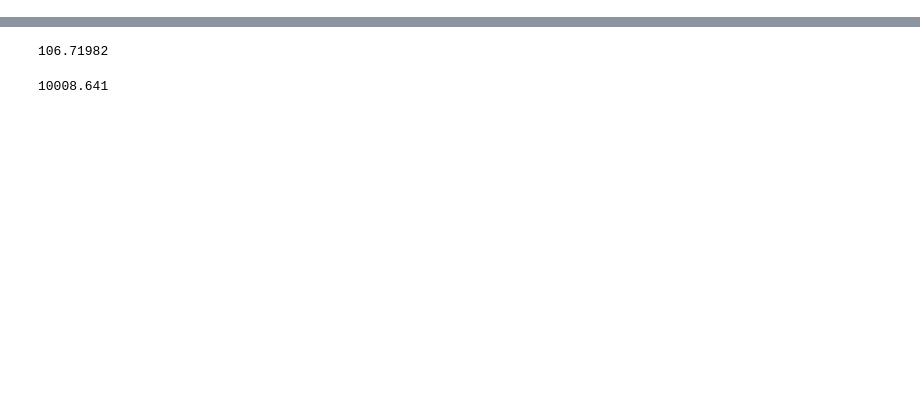
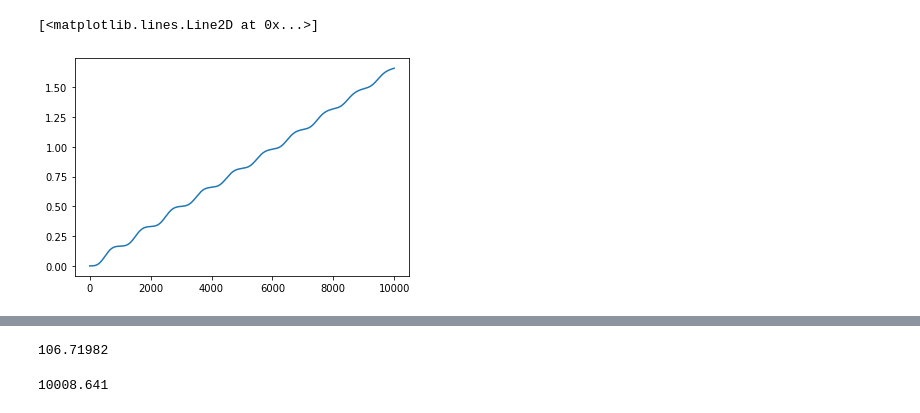
Before and after one commit to matibilkis/continuous, a Jupyter notebook: train_analyze.ipynb, the cells around one changed output, grey strips where cells are left out. Cells and saved outputs as stored; diff of their text form; code cells hidden in the pictures; blank space fills up the shorter version.

```diff
--- a/train_analyze.ipynb
+++ b/train_analyze.ipynb
@@ -39,0 +63,5 @@ omegas = np.array(list(omegas.values()))
+# %%
+plt.plot(np.array(fissh)*dt)
+# %% [output]
+[<matplotlib.lines.Line2D at 0x...>]
+[figure, added]
```
Also changed, not shown: parts of 19 cells of this notebook, 6 other files.
